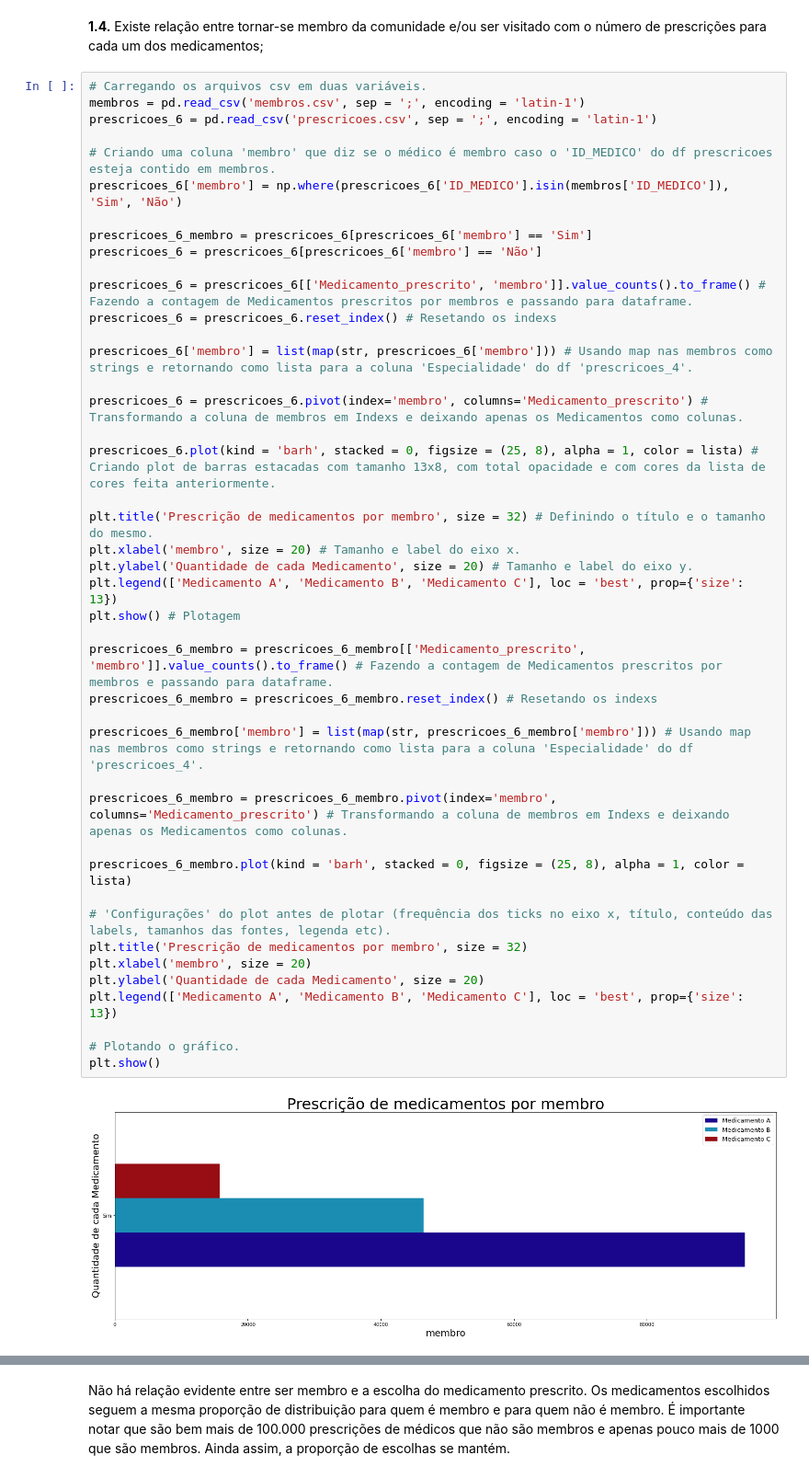
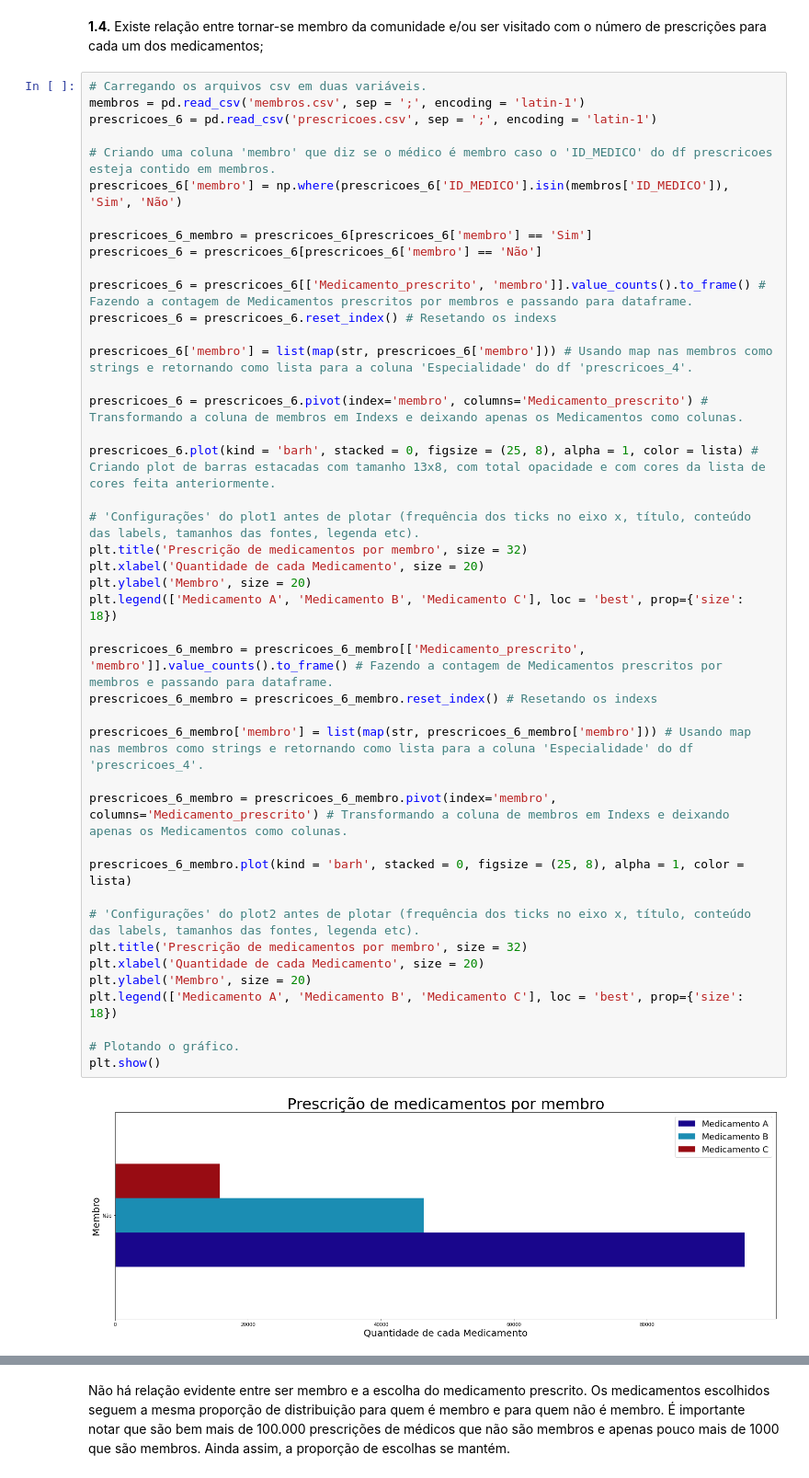
Before and after one commit to Juniorffonseca/processo_seletivo, a Jupyter notebook: teste_processo_seletivo.ipynb, the cells around one changed output, grey strips where cells are left out. Shown at 92% size. Saved outputs shown, nothing was run; the diff lists cells and outputs as text.

```diff
--- a/teste_processo_seletivo.ipynb
+++ b/teste_processo_seletivo.ipynb
@@ -213,40 +213,40 @@ prescricoes_6 = pd.read_csv('prescricoes.csv', sep = ';', encoding = 'latin-1')
 # Criando uma coluna 'membro' que diz se o médico é membro caso o 'ID_MEDICO' do df prescricoes esteja contido em membros.
 prescricoes_6['membro'] = np.where(prescricoes_6['ID_MEDICO'].isin(membros['ID_MEDICO']), 'Sim', 'Não')
 
 prescricoes_6_membro = prescricoes_6[prescricoes_6['membro'] == 'Sim']
 prescricoes_6 = prescricoes_6[prescricoes_6['membro'] == 'Não']
 
 prescricoes_6 = prescricoes_6[['Medicamento_prescrito', 'membro']].value_counts().to_frame() # Fazendo a contagem de Medicamentos prescritos por membros e passando para dataframe.
 prescricoes_6 = prescricoes_6.reset_index() # Resetando os indexs
 
 prescricoes_6['membro'] = list(map(str, prescricoes_6['membro'])) # Usando map nas membros como strings e retornando como lista para a coluna 'Especialidade' do df 'prescricoes_4'.
 
 prescricoes_6 = prescricoes_6.pivot(index='membro', columns='Medicamento_prescrito') # Transformando a coluna de membros em Indexs e deixando apenas os Medicamentos como colunas.
 
 prescricoes_6.plot(kind = 'barh', stacked = 0, figsize = (25, 8), alpha = 1, color = lista) # Criando plot de barras estacadas com tamanho 13x8, com total opacidade e com cores da lista de cores feita anteriormente.
 
-plt.title('Prescrição de medicamentos por membro', size = 32) # Definindo o título e o tamanho do mesmo.
-plt.xlabel('membro', size = 20) # Tamanho e label do eixo x.
-plt.ylabel('Quantidade de cada Medicamento', size = 20) # Tamanho e label do eixo y.
-plt.legend(['Medicamento A', 'Medicamento B', 'Medicamento C'], loc = 'best', prop={'size': 13})
-plt.show() # Plotagem
+# 'Configurações' do plot1 antes de plotar (frequência dos ticks no eixo x, título, conteúdo das labels, tamanhos das fontes, legenda etc).
+plt.title('Prescrição de medicamentos por membro', size = 32)
+plt.xlabel('Quantidade de cada Medicamento', size = 20)
+plt.ylabel('Membro', size = 20)
+plt.legend(['Medicamento A', 'Medicamento B', 'Medicamento C'], loc = 'best', prop={'size': 18})
 
 prescricoes_6_membro = prescricoes_6_membro[['Medicamento_prescrito', 'membro']].value_counts().to_frame() # Fazendo a contagem de Medicamentos prescritos por membros e passando para dataframe.
 prescricoes_6_membro = prescricoes_6_membro.reset_index() # Resetando os indexs
 
 prescricoes_6_membro['membro'] = list(map(str, prescricoes_6_membro['membro'])) # Usando map nas membros como strings e retornando como lista para a coluna 'Especialidade' do df 'prescricoes_4'.
 
 prescricoes_6_membro = prescricoes_6_membro.pivot(index='membro', columns='Medicamento_prescrito') # Transformando a coluna de membros em Indexs e deixando apenas os Medicamentos como colunas.
 
 prescricoes_6_membro.plot(kind = 'barh', stacked = 0, figsize = (25, 8), alpha = 1, color = lista)
 
-# 'Configurações' do plot antes de plotar (frequência dos ticks no eixo x, título, conteúdo das labels, tamanhos das fontes, legenda etc).
+# 'Configurações' do plot2 antes de plotar (frequência dos ticks no eixo x, título, conteúdo das labels, tamanhos das fontes, legenda etc).
 plt.title('Prescrição de medicamentos por membro', size = 32)
-plt.xlabel('membro', size = 20)
-plt.ylabel('Quantidade de cada Medicamento', size = 20)
-plt.legend(['Medicamento A', 'Medicamento B', 'Medicamento C'], loc = 'best', prop={'size': 13})
+plt.xlabel('Quantidade de cada Medicamento', size = 20)
+plt.ylabel('Membro', size = 20)
+plt.legend(['Medicamento A', 'Medicamento B', 'Medicamento C'], loc = 'best', prop={'size': 18})
 
 # Plotando o gráfico.
 plt.show()
 # %% [output]
-[figure, old version]
+[figure, new version]
```
Also changed, not shown: parts of 2 cells of this notebook.
